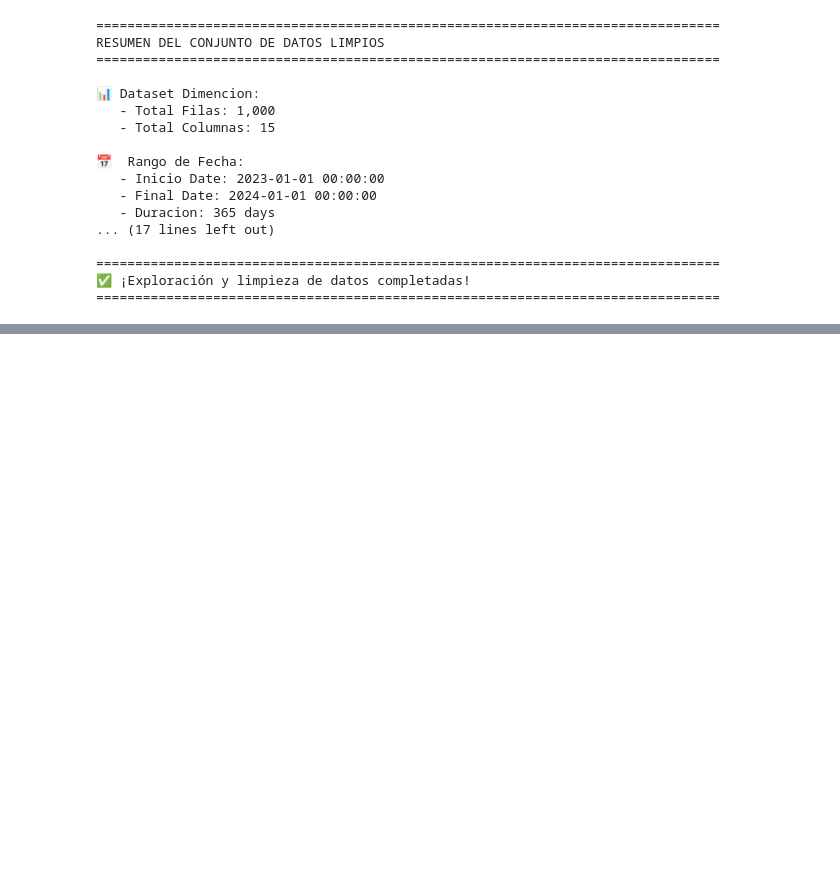
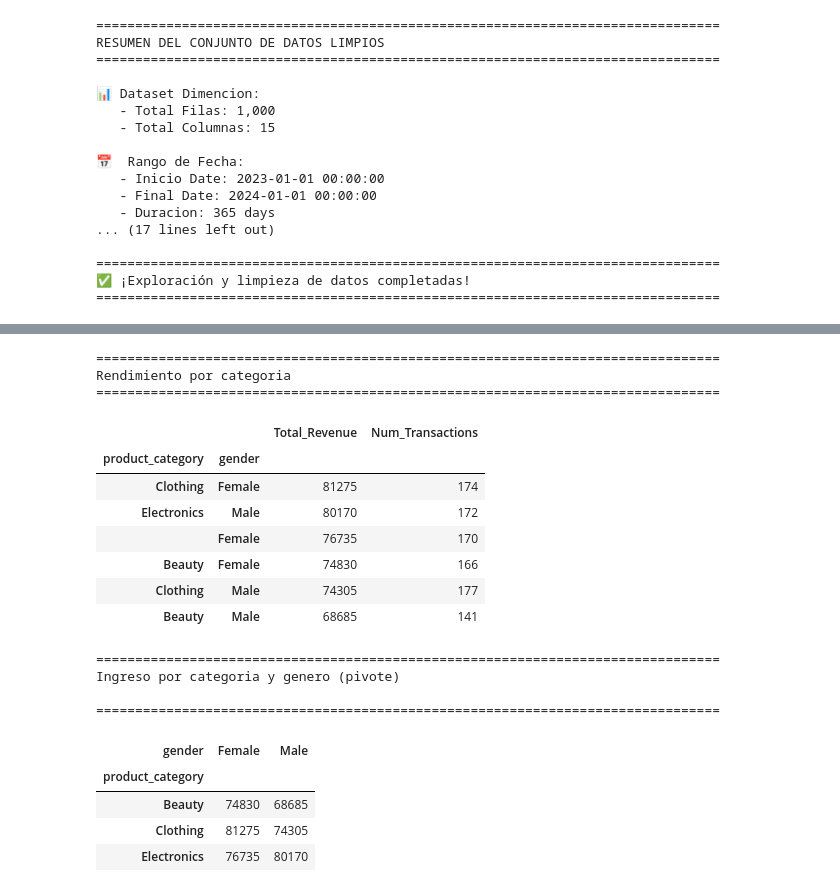
Before and after one commit to Kuoz2/An-lisis_y_Predicci-n, a Jupyter notebook: FinalExamen.ipynb, the cells around one changed output, grey strips where cells are left out. Cells and saved outputs as stored; diff of their text form; code cells hidden in the pictures; blank space fills up the shorter version.

```diff
--- a/FinalExamen.ipynb
+++ b/FinalExamen.ipynb
@@ -278,0 +302,43 @@ categoria_ingreso['Market_Share_%']= (categoria_ingreso['Total_Revenue'] / categ
+# %%
+analisis_categoria_genr= dk_clean.groupby(['product_category', 'gender']).agg(
+    {
+        'total_amount':'sum',
+        'transaction_id':'count'
+    }
+).round(2)
+
+analisis_categoria_genr.columns= ['Total_Revenue', 'Num_Transactions']
+analisis_categoria_genr= analisis_categoria_genr.sort_values('Total_Revenue', ascending=False)
+
+print("=" * 80)
+print("Rendimiento por categoria")
+print("=" * 80)
+display(analisis_categoria_genr)
+
+analis_pivote= dk_clean.pivot_table(index='product_category', columns='gender', values='total_amount', aggfunc='sum').round(2)
+
+print("\n" + "=" * 80)
+print("Ingreso por categoria y genero (pivote)")
+print("\n" + "=" * 80)
+display(analis_pivote)
+# %% [output]
+================================================================================
+Rendimiento por categoria
+================================================================================
+|  |  | Total_Revenue | Num_Transactions |
+| product_category | gender |  |  |
+| Clothing | Female | 81275 | 174 |
+| Electronics | Male | 80170 | 172 |
+|  | Female | 76735 | 170 |
+| Beauty | Female | 74830 | 166 |
+| Clothing | Male | 74305 | 177 |
+| Beauty | Male | 68685 | 141 |
+================================================================================
+Ingreso por categoria y genero (pivote)
+
+================================================================================
+| gender | Female | Male |
+| product_category |  |  |
+| Beauty | 74830 | 68685 |
+| Clothing | 81275 | 74305 |
+| Electronics | 76735 | 80170 |
```
Also changed, not shown: parts of 5 cells of this notebook.
